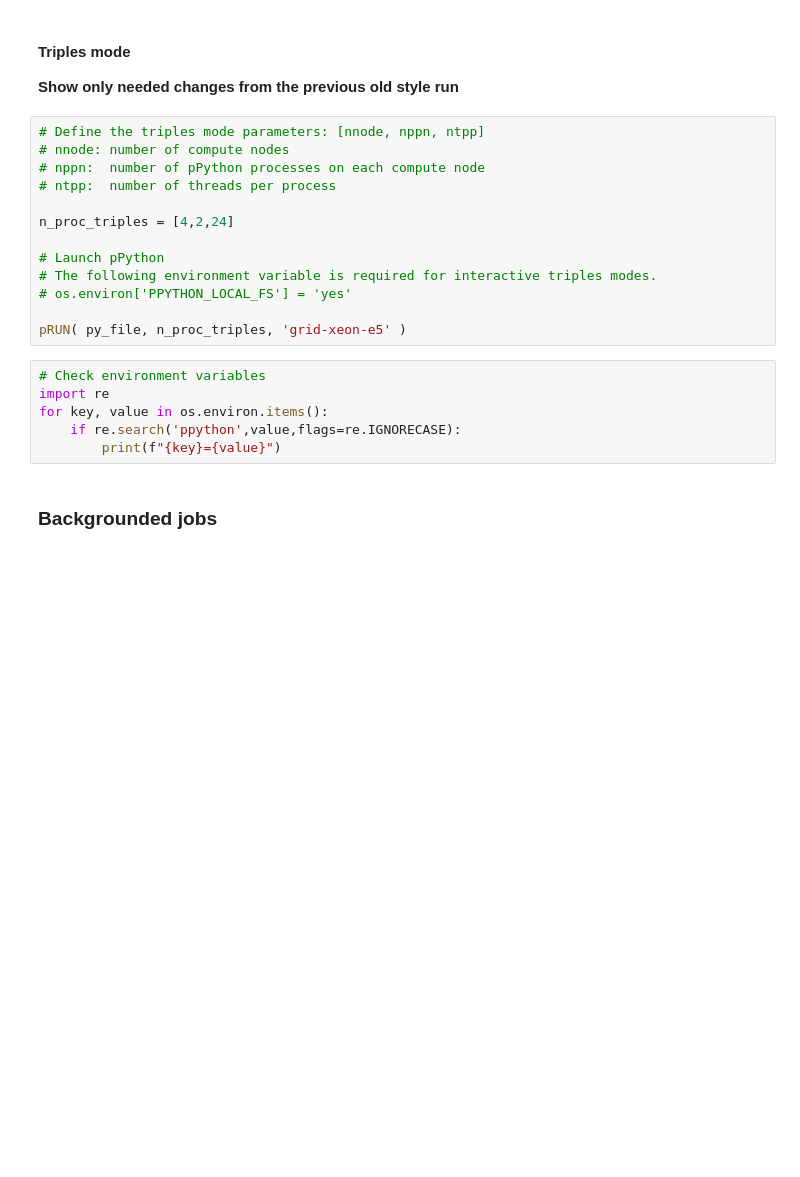
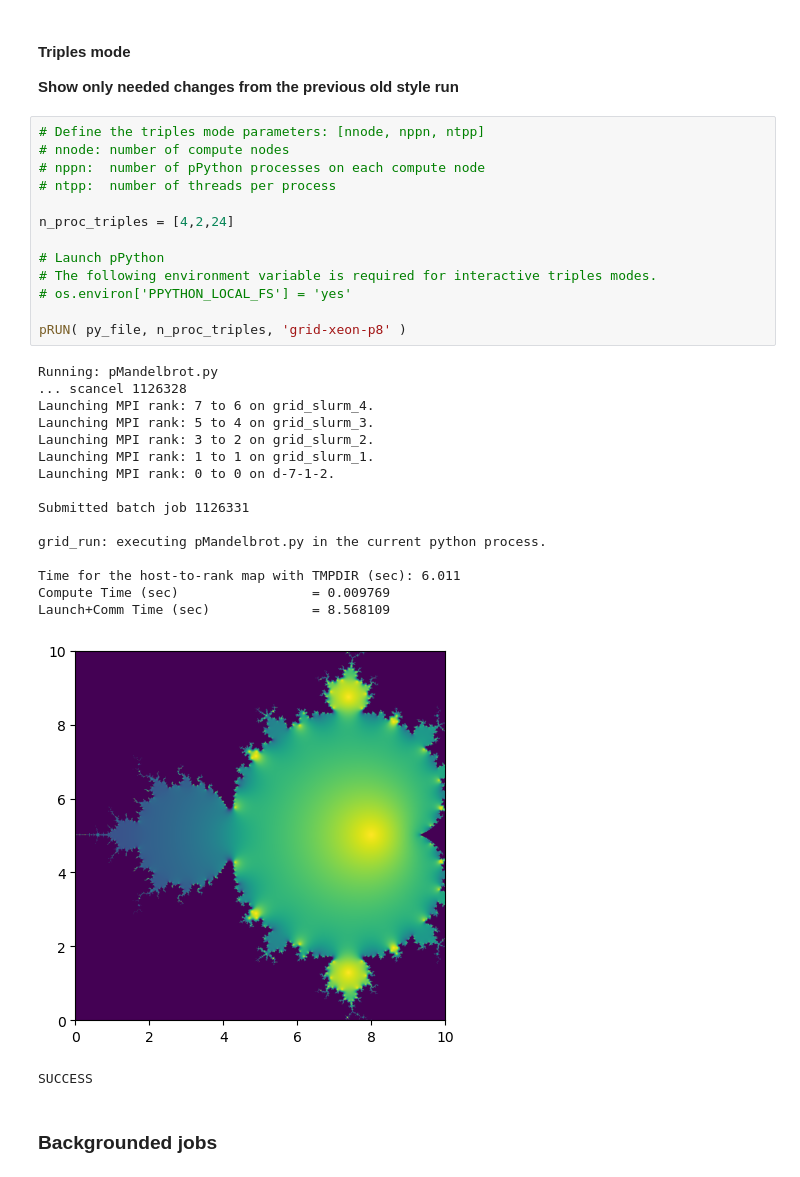
Before and after one commit to Accla/pPython, a Jupyter notebook: tutorials/pPython-Lunch-N-Learn-LLSC.ipynb, the cells around one changed output. Cells and saved outputs as stored; diff of their text form; blank space fills up the shorter version.

```diff
--- a/tutorials/pPython-Lunch-N-Learn-LLSC.ipynb
+++ b/tutorials/pPython-Lunch-N-Learn-LLSC.ipynb
@@ -270,22 +92,34 @@ pRUN( py_file, n_proc, 'grid-xeon-e5' )
 # %%
 # Define the triples mode parameters: [nnode, nppn, ntpp]
 # nnode: number of compute nodes
 # nppn:  number of pPython processes on each compute node
 # ntpp:  number of threads per process
 
 n_proc_triples = [4,2,24]
 
 # Launch pPython
 # The following environment variable is required for interactive triples modes.
 # os.environ['PPYTHON_LOCAL_FS'] = 'yes'
 
-pRUN( py_file, n_proc_triples, 'grid-xeon-e5' )
+pRUN( py_file, n_proc_triples, 'grid-xeon-p8' )
+# %% [output]
+Running: pMandelbrot.py
+... scancel 1126328
+Launching MPI rank: 7 to 6 on grid_slurm_4.
+Launching MPI rank: 5 to 4 on grid_slurm_3.
+Launching MPI rank: 3 to 2 on grid_slurm_2.
+Launching MPI rank: 1 to 1 on grid_slurm_1.
+Launching MPI rank: 0 to 0 on d-7-1-2.
+
+Submitted batch job 1126331
+
+grid_run: executing pMandelbrot.py in the current python process.
+
+Time for the host-to-rank map with TMPDIR (sec): 6.011
+Compute Time (sec)                 = 0.009769
+Launch+Comm Time (sec)             = 8.568109
+[figure, added]
+SUCCESS
-# %%
-# Check environment variables
-import re
-for key, value in os.environ.items():
-    if re.search('ppython',value,flags=re.IGNORECASE):
-        print(f"{key}={value}")
 # %% [markdown]
 ### Backgrounded jobs
 # %% [markdown]
```
Also changed, not shown: parts of 59 cells of this notebook.
